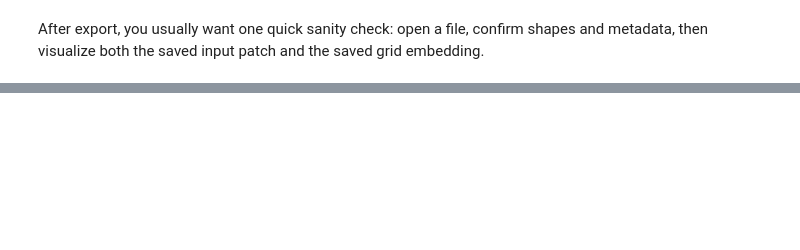
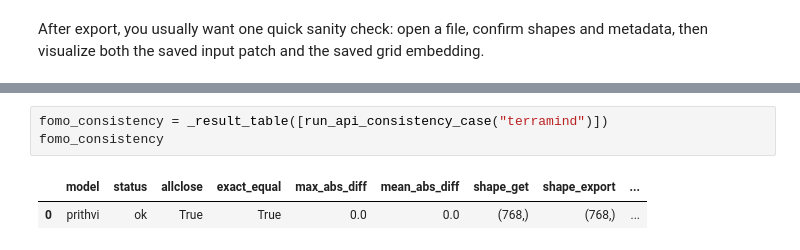
Before and after one commit to amrit110/rs-embed, a Jupyter notebook: examples/playground.ipynb, the cells around one changed output, grey strips where cells are left out. Saved outputs shown, nothing was run; the diff lists cells and outputs as text; blank space fills up the shorter version.

```diff
--- a/examples/playground.ipynb
+++ b/examples/playground.ipynb
@@ -298,0 +560,6 @@ input_chw__remoteclip <- remoteclip      shape=(3, 401, 401) dtype=float32 min=0
+# %%
+fomo_consistency = _result_table([run_api_consistency_case("terramind")])
+fomo_consistency
+# %% [output]
+|  | model | status | allclose | exact_equal | max_abs_diff | mean_abs_diff | shape_get | shape_export | ... |
+| 0 | prithvi | ok | True | True | 0.0 | 0.0 | (768,) | (768,) | ... |
```
Also changed, not shown: parts of 6 cells of this notebook, 6 other files.
